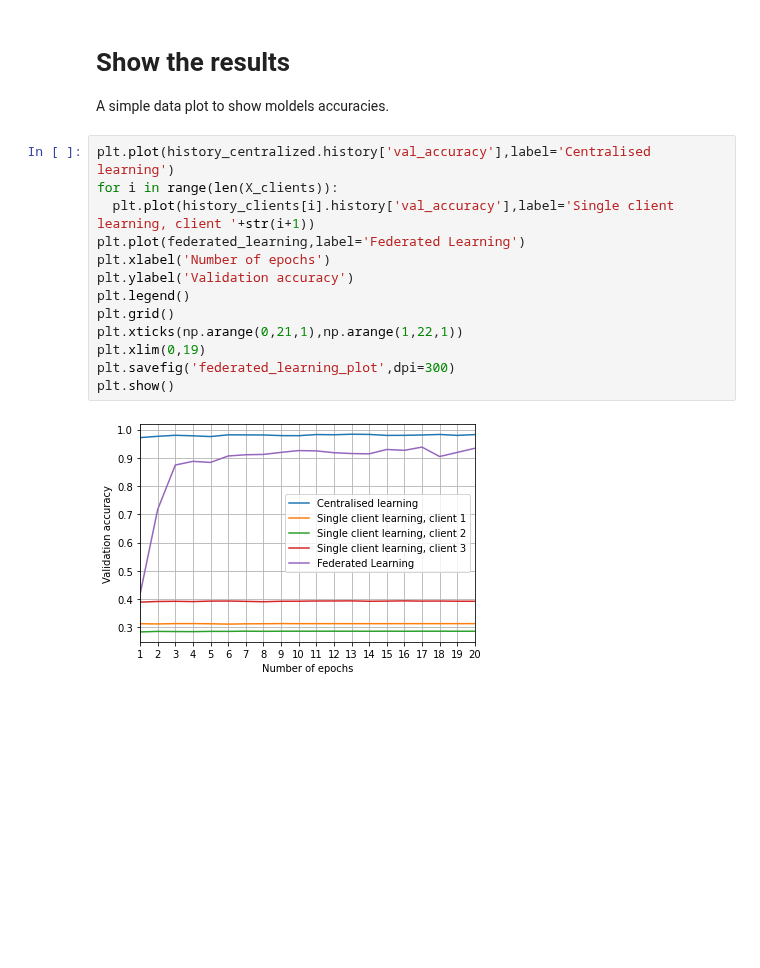
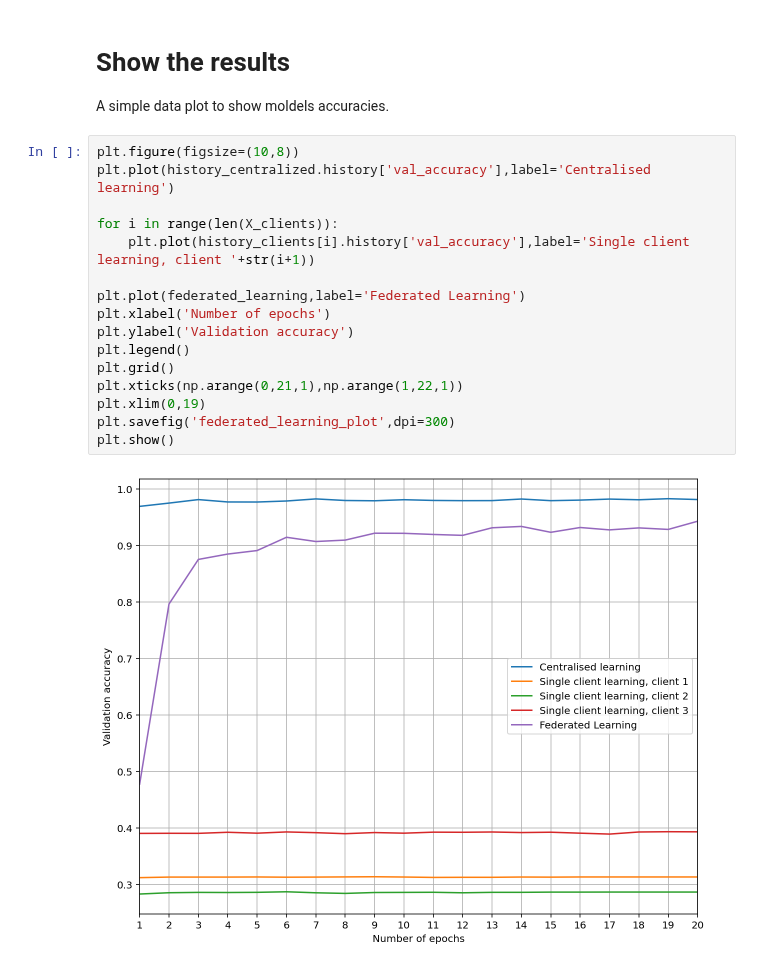
Before and after one commit to oscar-defelice/DeepLearning-lectures, a Jupyter notebook: 13.Federated_Learning.ipynb, the cells around one changed output. Saved outputs shown, nothing was run; the diff lists cells and outputs as text; blank space fills up the shorter version.

Commit message:
refacto: inserted high resolution plots

```diff
--- a/13.Federated_Learning.ipynb
+++ b/13.Federated_Learning.ipynb
@@ -264,20 +268,23 @@ Federated Accuracy:  0.9337
 
 A simple data plot to show moldels accuracies.
 # %%
+plt.figure(figsize=(10,8))
 plt.plot(history_centralized.history['val_accuracy'],label='Centralised learning')
+
 for i in range(len(X_clients)):
-  plt.plot(history_clients[i].history['val_accuracy'],label='Single client learning, client '+str(i+1))
+    plt.plot(history_clients[i].history['val_accuracy'],label='Single client learning, client '+str(i+1))
+
 plt.plot(federated_learning,label='Federated Learning')
 plt.xlabel('Number of epochs')
 plt.ylabel('Validation accuracy')
 plt.legend()
 plt.grid()
 plt.xticks(np.arange(0,21,1),np.arange(1,22,1))
 plt.xlim(0,19)
 plt.savefig('federated_learning_plot',dpi=300)
 plt.show()
 # %% [output]
-[figure, old version]
+[figure, new version]
 # %% [markdown]
 Let's comment these results.
 
```
Also changed, not shown: parts of 7 cells of this notebook, 1 other file.
